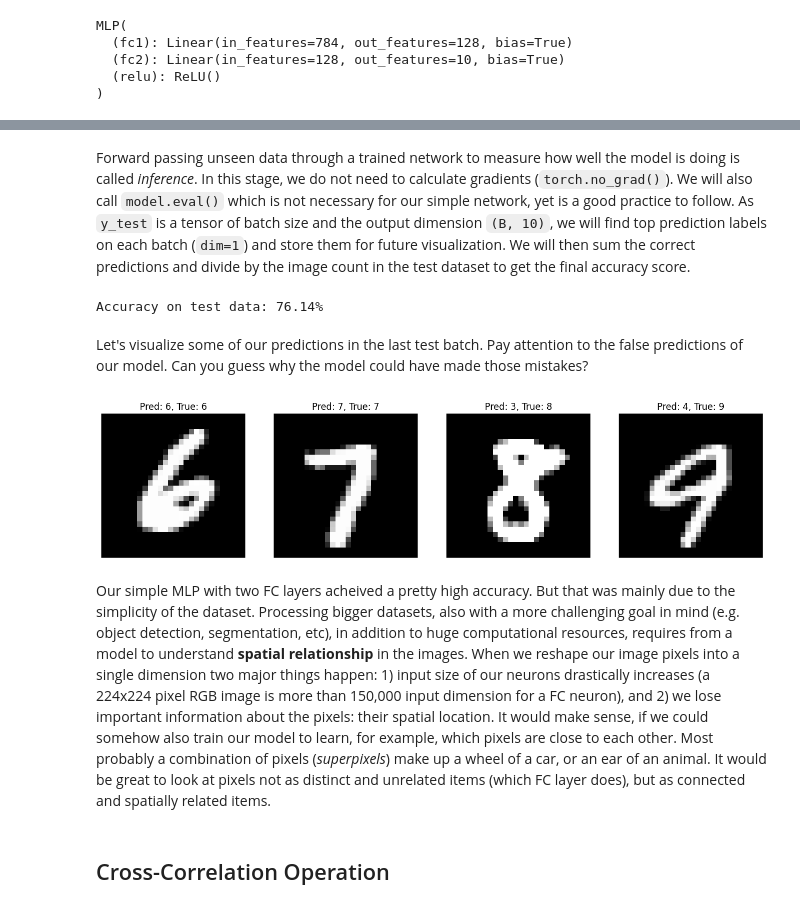
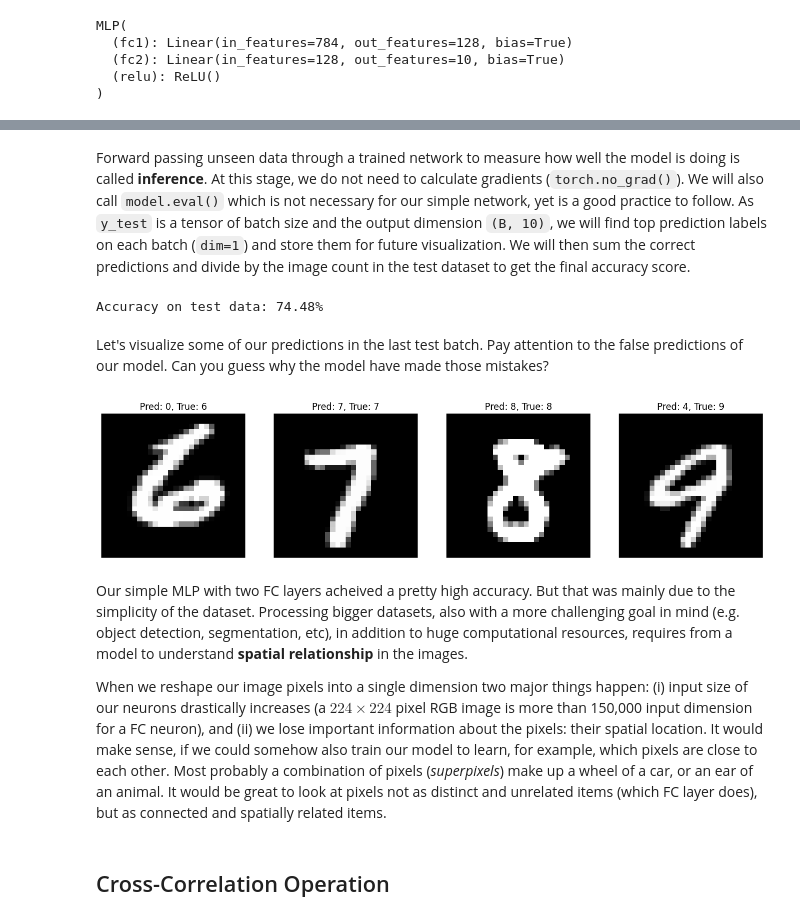
Before and after one commit to shahaliyev/csci4701, a Jupyter notebook: docs/notebooks/03_cnn_torch.ipynb, the cells around one changed output, grey strips where cells are left out. Cells and saved outputs as stored; diff of their text form; code cells hidden in the pictures.

```diff
--- a/docs/notebooks/03_cnn_torch.ipynb
+++ b/docs/notebooks/03_cnn_torch.ipynb
@@ -38,21 +43,21 @@ import matplotlib.pyplot as plt
 # %%
-# this is for plotting, skip for now
-def plot(img_tensors, titles=None):
+import matplotlib.pyplot as plt
+%matplotlib inline
+
+# this is for plotting, no need to understand
+def plot(img_tensors, titles=None, cmap='gray'):
   if not isinstance(img_tensors, list):
     img_tensors = [img_tensors]
   if not isinstance(titles, list):
     titles = [titles] * len(img_tensors)
-
   fig, axes = plt.subplots(1, len(img_tensors), figsize=(len(img_tensors) * 4, 4))
   if len(img_tensors) == 1:
     axes = [axes]
 
   for ax, img_tensor, title in zip(axes, img_tensors, titles):
-
     img_tensor = img_tensor.cpu()
     img = img_tensor.permute(1, 2, 0).numpy()
-    ax.imshow(img, cmap='gray')
+    ax.imshow(img, cmap=cmap)
     ax.set_title(title)
     ax.axis("off")
-
   plt.show()
@@ -99,3 +125,6 @@ We will download and train our model on the [MNIST](https://en.wikipedia.org/wik
 # %%
-train_data = datasets.MNIST(root='./data', train=True,  transform=transforms.ToTensor(), download=True)
-test_data  = datasets.MNIST(root='./data', train=False, transform=transforms.ToTensor(), download=True)
+from torchvision import datasets, transforms
+
+# modify the root path accordingly (e.g. './data')
+train_data = datasets.MNIST(root='../../_drafts/data', train=True,  transform=transforms.ToTensor(), download=True)
+test_data  = datasets.MNIST(root='../../_drafts/data', train=False, transform=transforms.ToTensor(), download=True)
@@ -164,14 +225,20 @@ As `PyTorch` is highly optimized and the dataset images are small in size, train
 # %%
-num_epochs = 3
-for epoch in range(num_epochs):
+epochs = 3
+
+for e in range(epochs):
   loss = 0.0
   for X_train, y_train in train_loader:
     X_train, y_train = X_train.to(device), y_train.to(device)
+    # resetting gradients
     optimizer.zero_grad()
+    # forward pass
     preds = model(X_train)
+    # calculating loss
     batch_loss = cel(preds, y_train)
+    # backward pass
     batch_loss.backward()
+    # gradient descent
     optimizer.step()
     loss += batch_loss.item()
-  print(f"Epoch: {epoch+1}/{num_epochs}, Loss: {loss/len(train_loader):.4f}")
+  print(f"Epoch: {e+1}/{epochs}, Loss: {loss/len(train_loader):.4f}")
 # %% [output]
@@ -181,10 +248,11 @@ Epoch: 3/3, Loss: 1.7497
 # %% [markdown]
-Forward passing unseen data through a trained network to measure how well the model is doing is called _inference_. In this stage, we do not need to calculate gradients (`torch.no_grad()`). We will also call `model.eval()` which is not necessary for our simple network, yet is a good practice to follow. As `y_test` is a tensor of batch size and the output dimension `(B, 10)`, we will find top prediction labels on each batch (`dim=1`) and store them for future visualization. We will then sum the correct predictions and divide by the image count in the test dataset to get the final accuracy score.
+Forward passing unseen data through a trained network to measure how well the model is doing is called **inference**. At this stage, we do not need to calculate gradients (`torch.no_grad()`). We will also call `model.eval()` which is not necessary for our simple network, yet is a good practice to follow. As `y_test` is a tensor of batch size and the output dimension `(B, 10)`, we will find top prediction labels on each batch (`dim=1`) and store them for future visualization. We will then sum the correct predictions and divide by the image count in the test dataset to get the final accuracy score.
 # %%
 model.eval()
 
 correct = 0
 all_preds = []
+
 with torch.no_grad():
   for X_test, y_test in test_loader:
     X_test, y_test = X_test.to(device), y_test.to(device)
@@ -196,18 +264,20 @@ with torch.no_grad():
 accuracy = 100 * correct / len(test_loader.dataset)
 print(f"Accuracy on test data: {accuracy:.2f}%")
 # %% [output]
-Accuracy on test data: 76.14%
+Accuracy on test data: 74.48%
 # %% [markdown]
-Let's visualize some of our predictions in the last test batch. Pay attention to the false predictions of our model. Can you guess why the model could have made those mistakes?
+Let's visualize some of our predictions in the last test batch. Pay attention to the false predictions of our model. Can you guess why the model have made those mistakes?
 # %%
 plot(
-    [X_test[i] for i in range(4)],
-    [f"Pred: {all_preds[-1][i]}, True: {y_test[i]}" for i in range(4)]
+    [X_test[i] for i in [15, 6, 7, 8]],
+    [f"Pred: {all_preds[-1][i]}, True: {y_test[i]}" for i in [15, 6, 7, 8]]
 )
 # %% [output]
-[figure, old version]
+[figure, new version]
 # %% [markdown]
-Our simple MLP with two FC layers acheived a pretty high accuracy. But that was mainly due to the simplicity of the dataset. Processing bigger datasets, also with a more challenging goal in mind (e.g. object detection, segmentation, etc), in addition to huge computational resources, requires from a model to understand **spatial relationship** in the images. When we reshape our image pixels into a single dimension two major things happen: 1) input size of our neurons drastically increases (a 224x224 pixel RGB image is more than 150,000 input dimension for a FC neuron), and 2) we lose important information about the pixels: their spatial location. It would make sense, if we could somehow also train our model to learn, for example, which pixels are close to each other. Most probably a combination of pixels (_superpixels_) make up a wheel of a car, or an ear of an animal. It would be great to look at pixels not as distinct and unrelated items (which FC layer does), but as connected and spatially related items.
+Our simple MLP with two FC layers acheived a pretty high accuracy. But that was mainly due to the simplicity of the dataset. Processing bigger datasets, also with a more challenging goal in mind (e.g. object detection, segmentation, etc), in addition to huge computational resources, requires from a model to understand **spatial relationship** in the images.
+
+When we reshape our image pixels into a single dimension two major things happen: (i) input size of our neurons drastically increases (a $224 \times 224$ pixel RGB image is more than 150,000 input dimension for a FC neuron), and (ii) we lose important information about the pixels: their spatial location. It would make sense, if we could somehow also train our model to learn, for example, which pixels are close to each other. Most probably a combination of pixels (_superpixels_) make up a wheel of a car, or an ear of an animal. It would be great to look at pixels not as distinct and unrelated items (which FC layer does), but as connected and spatially related items.
 # %% [markdown]
 ## Cross-Correlation Operation
 # %% [markdown]
```
Also changed, not shown: parts of 66 cells of this notebook, 6 other files.
